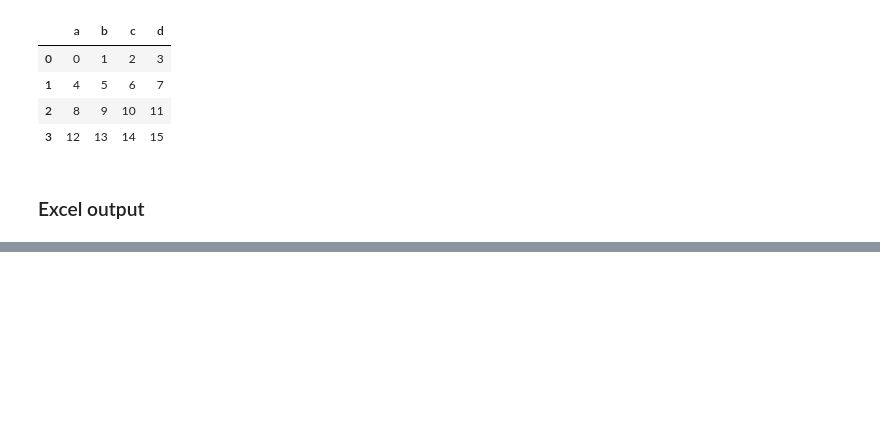
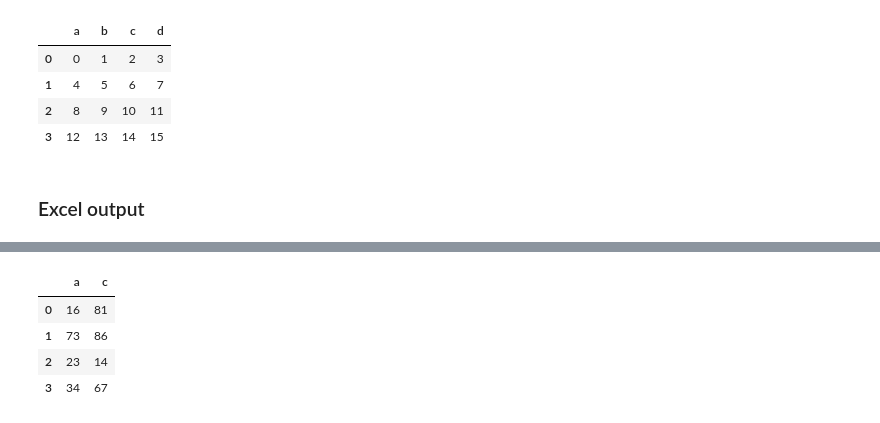
Before and after one commit to eslamwe/Pandas, a Jupyter notebook: pandas.ipynb, the cells around one changed output, grey strips where cells are left out. Cells and saved outputs as stored; diff of their text form; code cells hidden in the pictures; blank space fills up the shorter version.

```diff
--- a/pandas.ipynb
+++ b/pandas.ipynb
@@ -2331,0 +2384,8 @@ my_df.to_excel('example.xlsx', sheet_name='First_Sheet')
+# %%
+pd.read_sql_query(sql='SELECT a,c FROM new_table', con=temp_db)
+# %% [output]
+|  | a | c |
+| 0 | 16 | 81 |
+| 1 | 73 | 86 |
+| 2 | 23 | 14 |
+| 3 | 34 | 67 |
```
Also changed, not shown: parts of 9 cells of this notebook.
